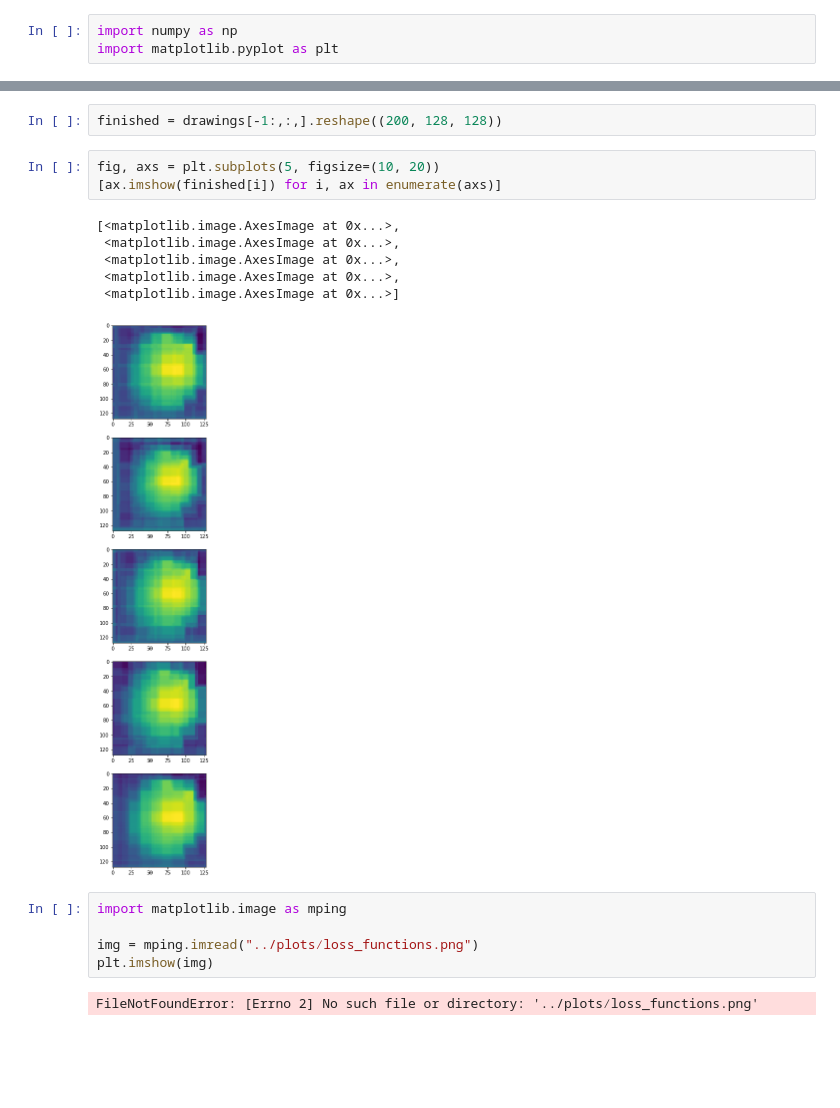
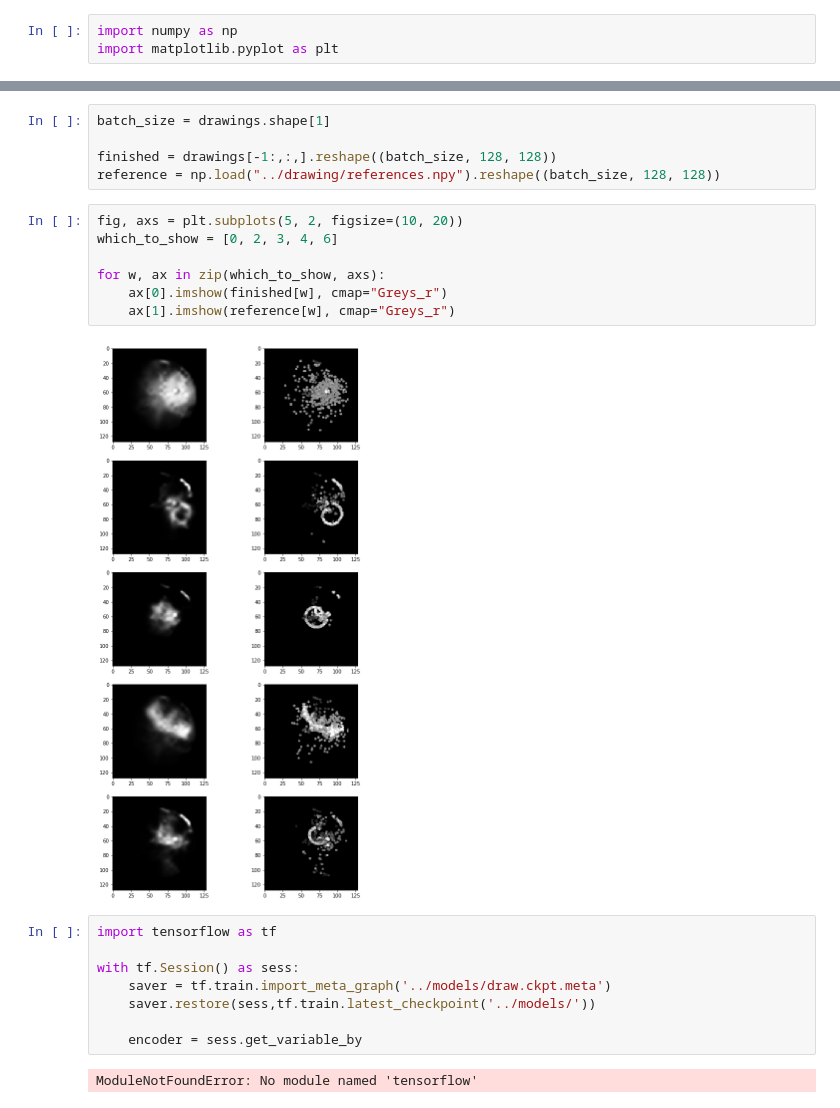
Before and after one commit to ATTPC/VAE-event-classification, a Jupyter notebook: notebooks/draw_model.ipynb, the cells around one changed output, grey strips where cells are left out. Drawn from its saved outputs; the diff is of its cells as text; blank space fills up the shorter version.

```diff
--- a/notebooks/draw_model.ipynb
+++ b/notebooks/draw_model.ipynb
@@ -44,19 +47,24 @@ fig.colorbar(im, cax=cax)
-# %%
-finished = drawings[-1:,:,].reshape((200, 128, 128))
-# %%
-fig, axs = plt.subplots(5, figsize=(10, 20))
-[ax.imshow(finished[i]) for i, ax in enumerate(axs)]
-# %% [output]
-[<matplotlib.image.AxesImage at 0x...>,
- <matplotlib.image.AxesImage at 0x...>,
- <matplotlib.image.AxesImage at 0x...>,
- <matplotlib.image.AxesImage at 0x...>,
- <matplotlib.image.AxesImage at 0x...>]
-[figure, removed]
-# %%
-import matplotlib.image as mping
-
-img = mping.imread("../plots∕loss_functions.png")
-plt.imshow(img)
-# %% [output]
-FileNotFoundError: [Errno 2] No such file or directory: '../plots∕loss_functions.png'
+# %%
+batch_size = drawings.shape[1]
+
+finished = drawings[-1:,:,].reshape((batch_size, 128, 128))
+reference = np.load("../drawing/references.npy").reshape((batch_size, 128, 128))
+# %%
+fig, axs = plt.subplots(5, 2, figsize=(10, 20))
+which_to_show = [0, 2, 3, 4, 6]
+
+for w, ax in zip(which_to_show, axs):
+    ax[0].imshow(finished[w], cmap="Greys_r")
+    ax[1].imshow(reference[w], cmap="Greys_r")
+# %% [output]
+[figure, added]
+# %%
+import tensorflow as tf
+
+with tf.Session() as sess:
+    saver = tf.train.import_meta_graph('../models/draw.ckpt.meta')
+    saver.restore(sess,tf.train.latest_checkpoint('../models/'))
+
+    encoder = sess.get_variable_by
+# %% [output]
+ModuleNotFoundError: No module named 'tensorflow'
```
Also changed, not shown: parts of 3 cells of this notebook, 1 other file.
